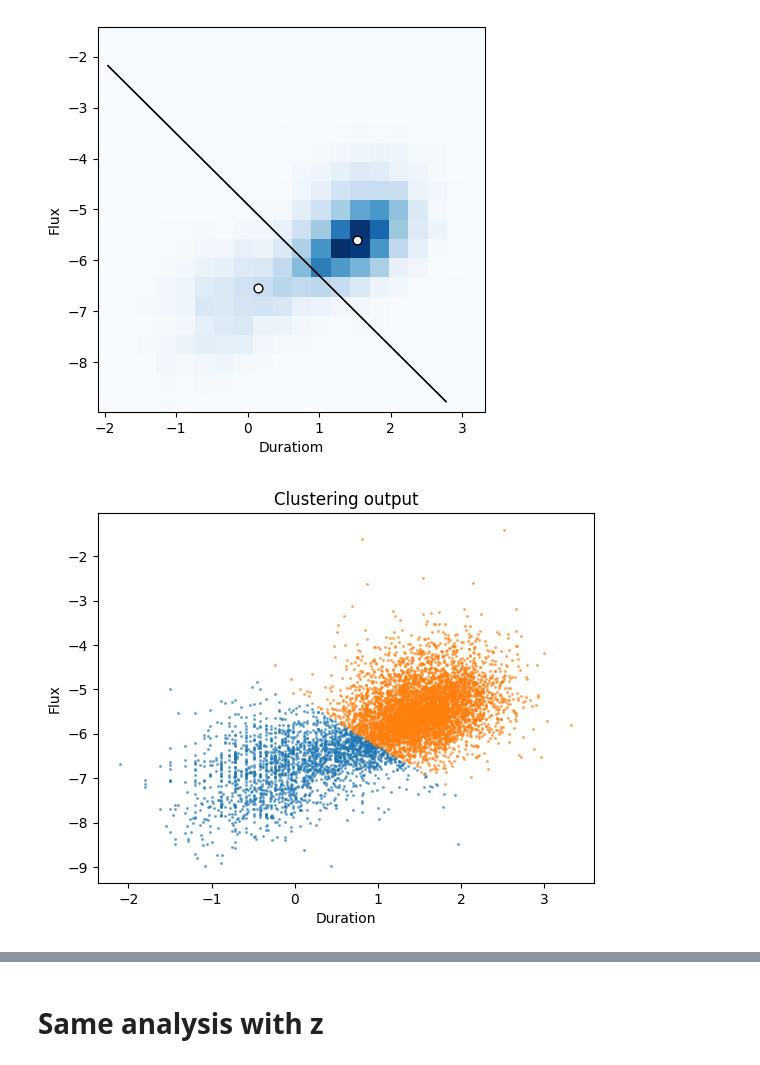
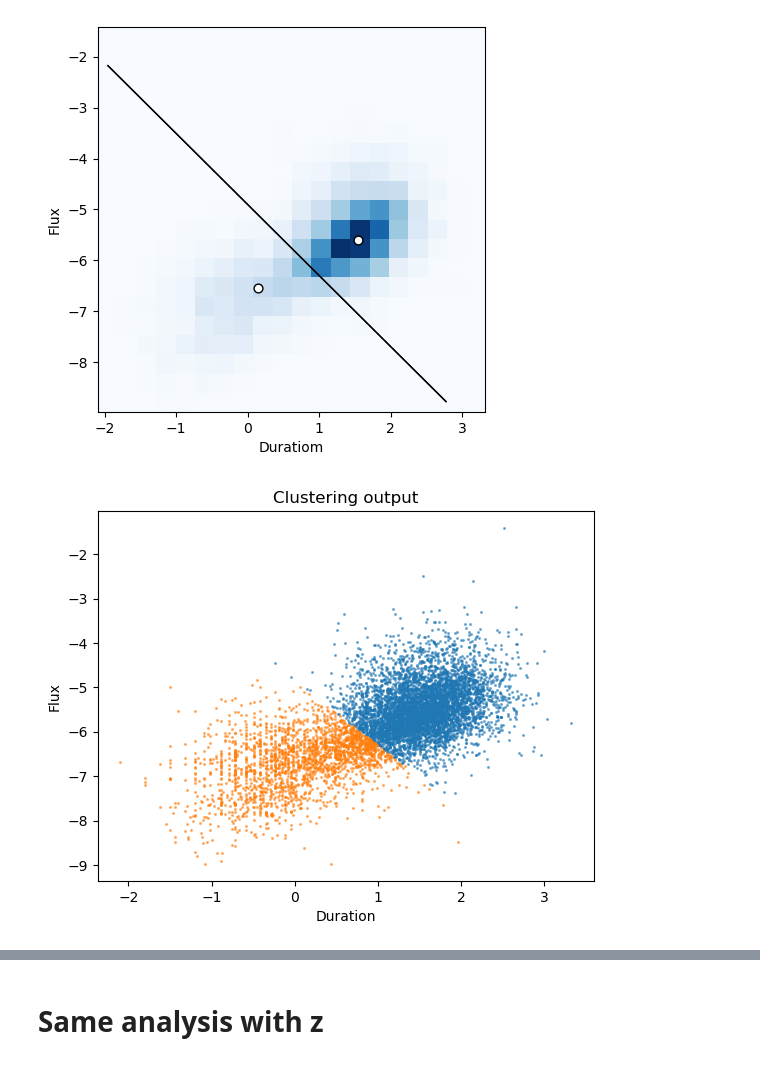
Before and after one commit to matteobosco0203/astrostatistics_bicocca_2026, a Jupyter notebook: working/L14 - GRBs.ipynb, the cells around one changed output, grey strips where cells are left out. Cells and saved outputs as stored; diff of their text form; code cells hidden in the pictures.

```diff
--- a/working/L14 - GRBs.ipynb
+++ b/working/L14 - GRBs.ipynb
@@ -204,15 +215,16 @@ print('I have',n_clusters,"clusters! As expected.")
 I have 2 clusters! As expected.
 [figure]
 # %%
+labels = ms.predict(scaler.transform(X))
 for ii in range(n_clusters):
     plt.scatter(X[labels==ii,0], X[labels==ii,1],
                alpha=0.5, s=1.5)
 
 plt.xlabel("Duration")
 plt.ylabel("Flux")
 plt.title('Clustering output');
 # %% [output]
-[figure, old version]
+[figure, new version]
 # %%
 centers = ms.cluster_centers_
 labels = ms.predict(X)
```
Also changed, not shown: parts of 13 cells of this notebook.
